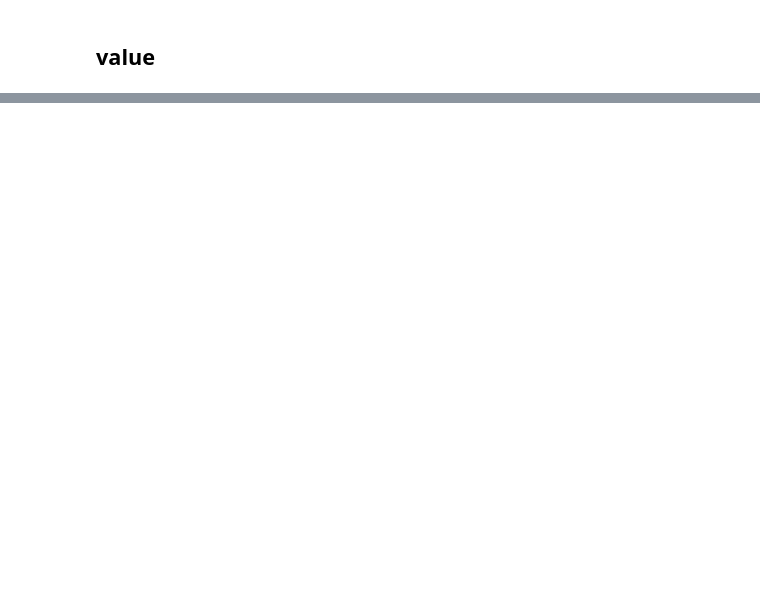
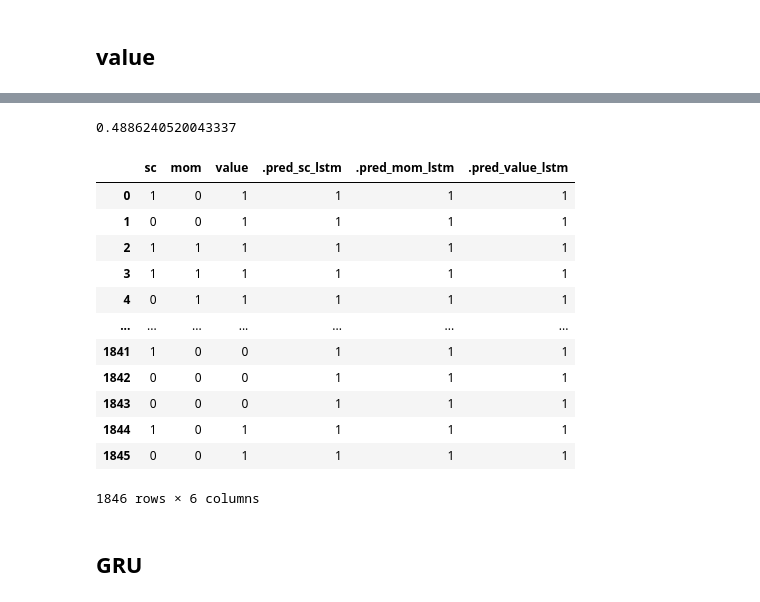
Before and after one commit to JBaldys/APlusBernstein-Project, a Jupyter notebook: notebooks/models/rnn.ipynb, the cells around one changed output, grey strips where cells are left out. Drawn from its saved outputs; the diff is of its cells as text; code cells hidden in the pictures; blank space fills up the shorter version.

Commit message:
upload predictions

```diff
--- a/notebooks/models/rnn.ipynb
+++ b/notebooks/models/rnn.ipynb
@@ -122,0 +162,4 @@ Epoch 16/50
+# %%
+mom_preds = np.where(model.predict(test_generator_mom).flatten(), 1, 0)
+true = y_test_mom[0:len(y_test_mom) - win_length ]
+np.mean(mom_preds == true)
@@ -156,0 +188,22 @@ Epoch 31/50
+# %%
+early_stop = EarlyStopping(monitor = "loss",
+                           patience = 5)
+
+step = tf.Variable(0, trainable=False)
+schedule = tf.optimizers.schedules.PiecewiseConstantDecay(
+    [10000, 15000], [1e-0, 1e-1, 1e-2])
+# lr and wd can be a function or a tensor
+lr = 1e-1 * schedule(step)
+wd = lambda: 1e-4 * schedule(step)
+model.compile(loss=keras.losses.binary_crossentropy,
+              optimizer=tfa.optimizers.SGDW(
+              learning_rate=lr,
+              weight_decay=wd,
+              momentum=0.9),
+              metrics=["accuracy"])
+# %%
+history = model.fit(train_generator_mom,
+                    epochs=20,
+                    validation_data=test_generator_mom,
+                    shuffle=False,
+                    callbacks=[early_stop])
@@ -156,0 +228,6 @@ Epoch 31/50
+# %%
+value_preds = np.where(model.predict(test_generator_value).flatten() > 0.5, 1, 0)
+true = y_test_value[0:len(y_test_value) - win_length ]
+np.mean(value_preds == true)
+# %% [output]
+0.4886240520043337
@@ -156,0 +238,29 @@ Epoch 31/50
+# %%
+rows = df_test.shape[0]
+
+lstm_preds = pd.DataFrame({
+    "sc": df_test["sc_1d_fwd_rel_d"][:rows-win_length],
+    "mom": df_test["mom_1d_fwd_rel_d"][:rows-win_length],
+    "value": df_test["value_1d_fwd_rel_d"][:rows-win_length],
+    ".pred_sc_lstm": size_preds,
+    ".pred_mom_lstm": mom_preds,
+    ".pred_value_lstm": value_preds
+})
+
+lstm_preds.to_csv(model_data_dir / "lstm_preds.csv", index=False)
+# %% [output]
+|  | sc | mom | value | .pred_sc_lstm | .pred_mom_lstm | .pred_value_lstm |
+| 0 | 1 | 0 | 1 | 1 | 1 | 1 |
+| 1 | 0 | 0 | 1 | 1 | 1 | 1 |
+| 2 | 1 | 1 | 1 | 1 | 1 | 1 |
+| 3 | 1 | 1 | 1 | 1 | 1 | 1 |
+| 4 | 0 | 1 | 1 | 1 | 1 | 1 |
+| ... | ... | ... | ... | ... | ... | ... |
+| 1841 | 1 | 0 | 0 | 1 | 1 | 1 |
+| 1842 | 0 | 0 | 0 | 1 | 1 | 1 |
+| 1843 | 0 | 0 | 0 | 1 | 1 | 1 |
+| 1844 | 1 | 0 | 1 | 1 | 1 | 1 |
+| 1845 | 0 | 0 | 1 | 1 | 1 | 1 |
+1846 rows × 6 columns
+# %% [markdown]
+## GRU
```
Also changed, not shown: parts of 15 cells of this notebook, 9 other files.
